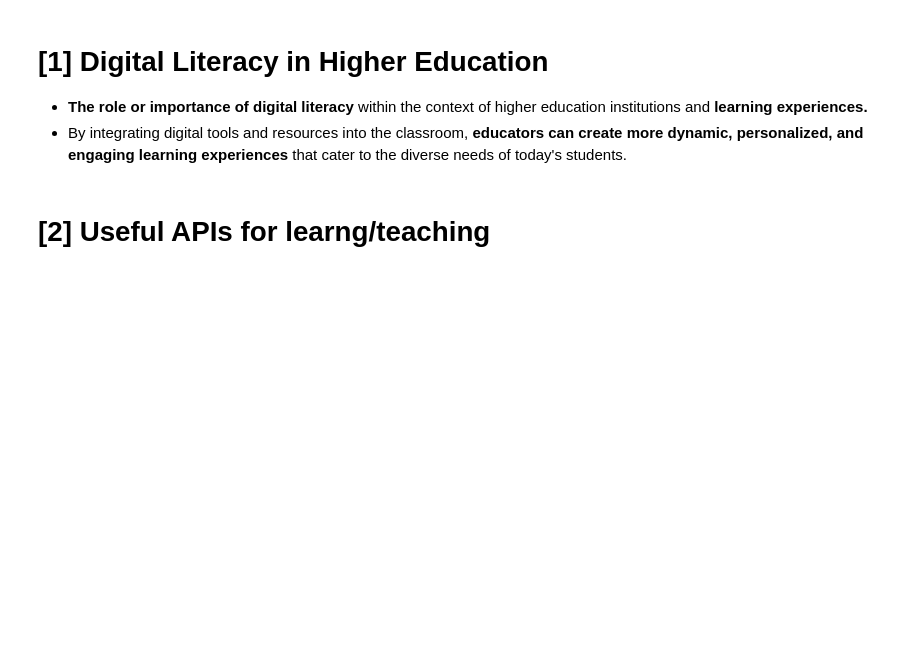
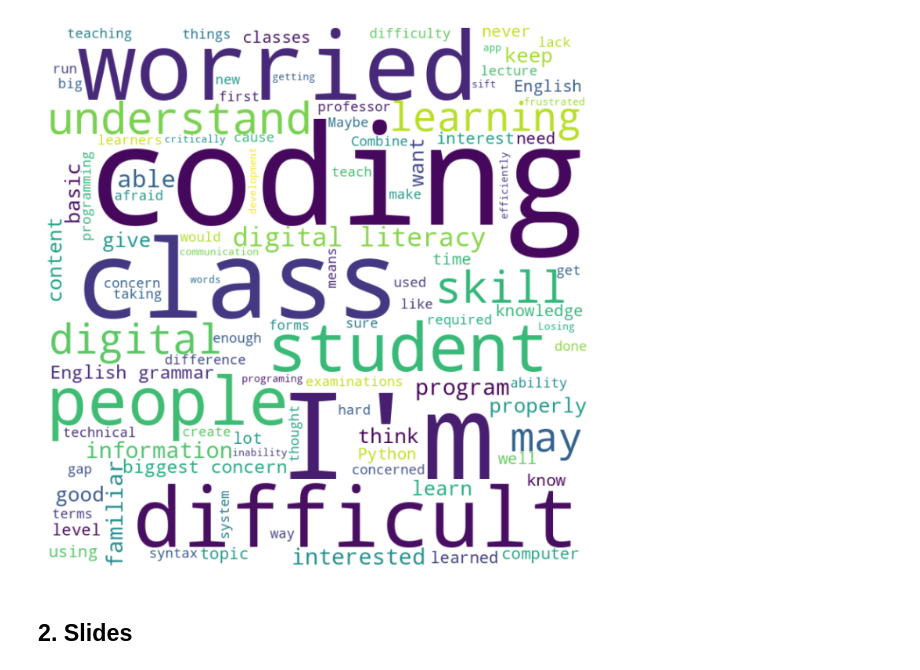
Before and after one commit to MK316/workshops, a Jupyter notebook: 20230512_GNU/GNU_session03.ipynb, the cells around one changed output. Cells and saved outputs as stored; diff of their text form; code cells hidden in the pictures; blank space fills up the shorter version.

```diff
--- a/20230512_GNU/GNU_session03.ipynb
+++ b/20230512_GNU/GNU_session03.ipynb
@@ -43,0 +683,18 @@ when digital tools can help save time and effort.
+# %%
+#@markdown Wordcloud (Korean / English) image from github
+from IPython.display import Image, display
+
+url = "2. English" #@param = ["1. Korean","2. English"]
+url = url.split(".")
+sn = int(url[0])-1
+
+url_list = ["https://github.com/MK316/Spring2023/raw/main/data/survey_ko.png",
+            "https://github.com/MK316/Spring2023/raw/main/data/survey_en.png"]
+
+url = url_list[sn]
+image = Image(url, width=800, height=600)
+display(image)
+# %% [output]
+[figure, added]
+# %% [markdown]
+## 2. Slides
@@ -51,10 +723,3 @@ from IPython.display import Image
 imglist = ["https://github.com/MK316/workshops/raw/main/20230512_GNU/images/image01.jpeg"]
 url = imglist[n]
 Image(url, width = 800, height = 600)
-# %% [markdown]
-# **[1] Digital Literacy in Higher Education**
-
-- **The role or importance of digital literacy** within the context of higher education institutions and **learning experiences.**
-- By integrating digital tools and resources into the classroom, **educators can create more dynamic, personalized, and engaging learning experiences** that cater to the diverse needs of today's students.
-# %% [markdown]
-# **[2] Useful APIs for learng/teaching**
```
Also changed, not shown: parts of 56 cells of this notebook.
